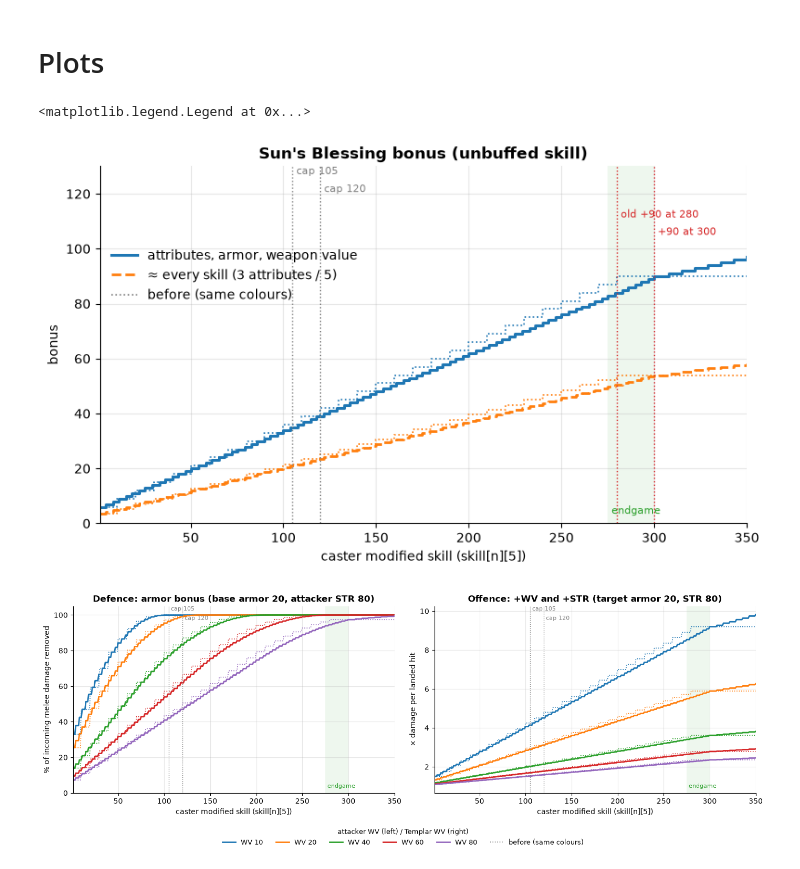
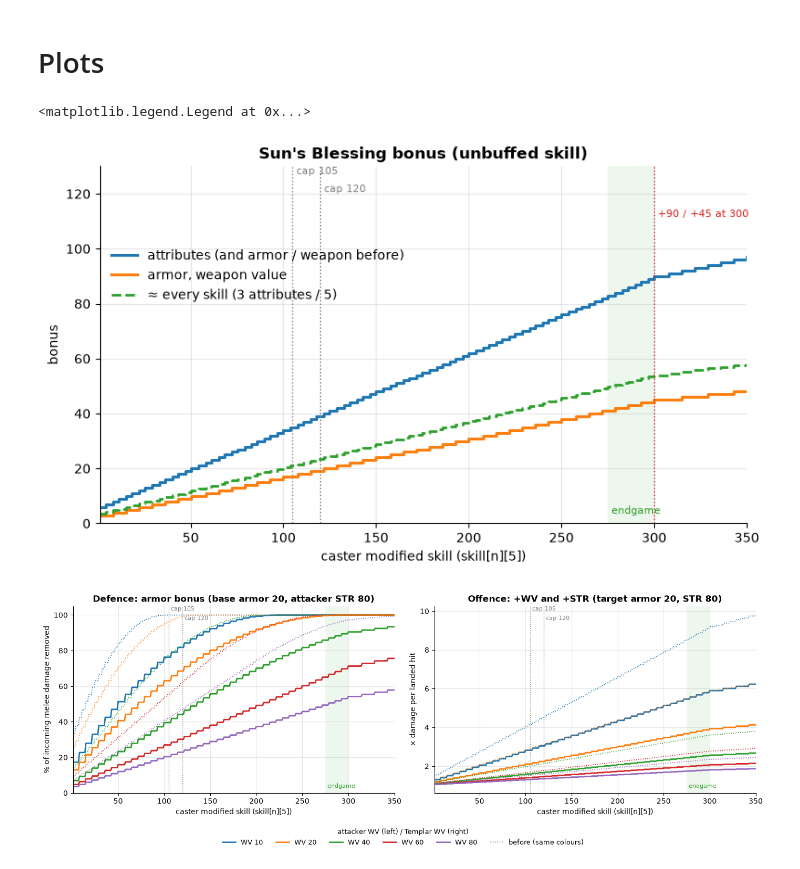
Before and after one commit to engineerjames/men-among-gods-reforged, a Jupyter notebook: investigations/abilities/templar_suns_blessing.ipynb, the cells around one changed output. Drawn from its saved outputs; the diff is of its cells as text; code cells hidden in the pictures.

Commit message:
Balancing changes for Sun's blessing

```diff
--- a/investigations/abilities/templar_suns_blessing.ipynb
+++ b/investigations/abilities/templar_suns_blessing.ipynb
@@ -70,12 +81,22 @@ MAX_BONUS = 120
 
 
 def sun_bonus(p_unbuffed):
+    """`suns_blessing_bonus`: the attribute bonus."""
     return np.minimum(mm.knee_300(p_unbuffed, 6, 90), MAX_BONUS)
 
 
-# Before the mod-300 knee: +3 per 10 points, capped at +90 from skill 280.
-def old_sun_bonus(p_unbuffed):
-    return mm.clamp((mm.idiv(p_unbuffed, 10) + 2) * 3, 3, 90)
+def gear_bonus(p_unbuffed):
+    """`suns_blessing_gear_bonus`: the armor and weapon value bonus."""
+    return mm.idiv(sun_bonus(p_unbuffed), 2)
+
+
+# Before: armor and weapon value got the full attribute bonus.
+old_gear_bonus = sun_bonus
+
+
+def uptime(buff_s, cooldown_s=COOLDOWN_S):
+    """Best-case fraction of time buffed when recast as soon as the cooldown allows."""
+    return min(1.0, buff_s / cooldown_s)
 
 
 def unbuffed_skill_power(skill5, attribs5, spell_bonus):
@@ -85,18 +106,18 @@ def unbuffed_skill_power(skill5, attribs5, spell_bonus):
     return skill5 - (buffed // 5 - max(0, base) // 5)
 
 
-def incoming_reduction(p, wv, base_armor=20, strength=80, bonus=sun_bonus):
+def incoming_reduction(p, wv, base_armor=20, strength=80, gear=gear_bonus):
     """Fraction of one attacker's per-hit damage removed by the armor bonus."""
-    b = bonus(p)
     before = mm.melee_hit_hp(wv, strength, base_armor)
-    after = mm.melee_hit_hp(wv, strength, base_armor + np.asarray(b))
+    after = mm.melee_hit_hp(wv, strength, base_armor + np.asarray(gear(p)))
     return 1 - after / before
 
 
-def outgoing_gain(p, wv, strength=80, armor=20, bonus=sun_bonus):
-    """Per-hit damage multiplier from +bonus weapon value and +bonus STR."""
-    b = np.atleast_1d(bonus(p))
-    after = np.array([mm.melee_hit_hp(wv + x, strength + x, armor) for x in b])
+def outgoing_gain(p, wv, strength=80, armor=20, gear=gear_bonus):
+    """Per-hit damage multiplier from +gear weapon value and +bonus STR."""
+    g = np.atleast_1d(gear(p))
+    b = np.atleast_1d(sun_bonus(p))
+    after = np.array([mm.melee_hit_hp(wv + x, strength + y, armor) for x, y in zip(g, b)])
     out = after / mm.melee_hit_hp(wv, strength, armor)
     return mm._scalar(out if np.ndim(p) else out[0])
 # %% [markdown]
@@ -125,41 +148,39 @@ Sun's Blessing model OK
 # Plots
 # %%
 fig, ax = plt.subplots()
-line, = ax.step(P, sun_bonus(P), where="post", lw=2.2, label="attributes, armor, weapon value")
-ax.step(P, old_sun_bonus(P), where="post", color=line.get_color(), lw=1.2, ls=":")
-line, = ax.step(P, sun_bonus(P) * 3 / 5, where="post", ls="--", label="≈ every skill (3 attributes / 5)")
-ax.step(P, old_sun_bonus(P) * 3 / 5, where="post", color=line.get_color(), lw=1.2, ls=":")
-ax.plot([], [], color="grey", lw=1.2, ls=":", label="before (same colours)")
+ax.step(P, sun_bonus(P), where="post", lw=2.2, label="attributes (and armor / weapon before)")
+ax.step(P, gear_bonus(P), where="post", lw=2.2, label="armor, weapon value")
+ax.step(P, sun_bonus(P) * 3 / 5, where="post", ls="--", label="≈ every skill (3 attributes / 5)")
 mm.skill_axis(ax, "bonus", "Sun's Blessing bonus (unbuffed skill)")
-mm.mark_caps(ax, extra=[(280, "old +90 at 280"), (mm.SKILL_KNEE, "+90 at 300")])
+mm.mark_caps(ax, extra=[(mm.SKILL_KNEE, "+90 / +45 at 300")])
 ax.set_ylim(0, 130)
 ax.legend(loc="upper left", bbox_to_anchor=(0, 0.8))
 # %% [output]
 <matplotlib.legend.Legend at 0x...>
-[figure, old version]
+[figure, new version]
 # %%
 fig, axes = plt.subplots(1, 2, figsize=(14, 5))
 
 ax = axes[0]
 for wv in mm.WV_SWEEP:
     line, = ax.plot(P, 100 * incoming_reduction(P, wv), label=f"WV {wv}")
-    ax.plot(P, 100 * incoming_reduction(P, wv, bonus=old_sun_bonus), color=line.get_color(), lw=1.2, ls=":")
+    ax.plot(P, 100 * incoming_reduction(P, wv, gear=old_gear_bonus), color=line.get_color(), lw=1.2, ls=":")
 ax.plot([], [], color="grey", lw=1.2, ls=":", label="before (same colours)")
 mm.skill_axis(ax, "% of incoming melee damage removed", "Defence: armor bonus (base armor 20, attacker STR 80)")
 ax.set_ylim(0, 105)
 mm.mark_caps(ax)
 
 ax = axes[1]
 for wv in mm.WV_SWEEP:
     line, = ax.plot(P, outgoing_gain(P, wv))
-    ax.plot(P, outgoing_gain(P, wv, bonus=old_sun_bonus), color=line.get_color(), lw=1.2, ls=":")
+    ax.plot(P, outgoing_gain(P, wv, gear=old_gear_bonus), color=line.get_color(), lw=1.2, ls=":")
 mm.skill_axis(ax, "× damage per landed hit", "Offence: +WV and +STR (target armor 20, STR 80)")
 mm.mark_caps(ax)
 fig.legend(*axes[0].get_legend_handles_labels(), loc="lower center", ncol=6, fontsize=9,
            title="attacker WV (left) / Templar WV (right)", title_fontsize=9)
 plt.tight_layout(rect=(0, 0.1, 1, 1))
 # %% [output]
-[figure, old version]
+[figure, new version]
 # %% [markdown]
 # Observations
 
```
Also changed, not shown: parts of 6 cells of this notebook, 3 other files.
